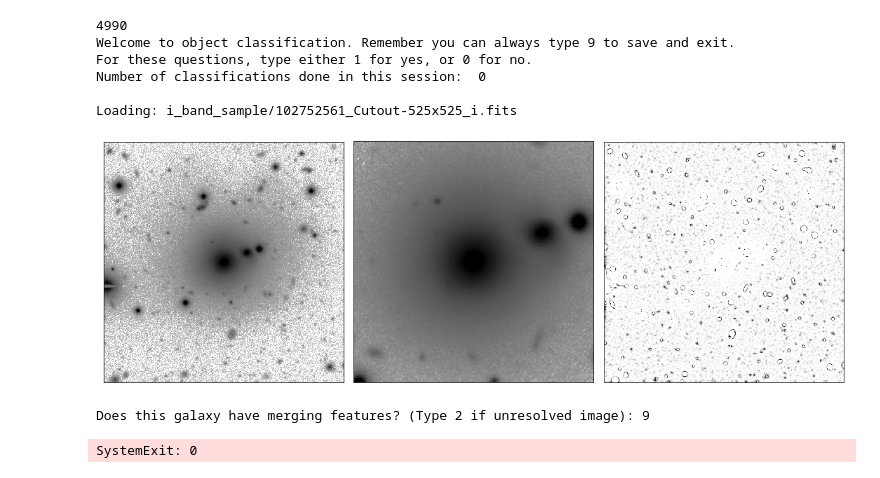
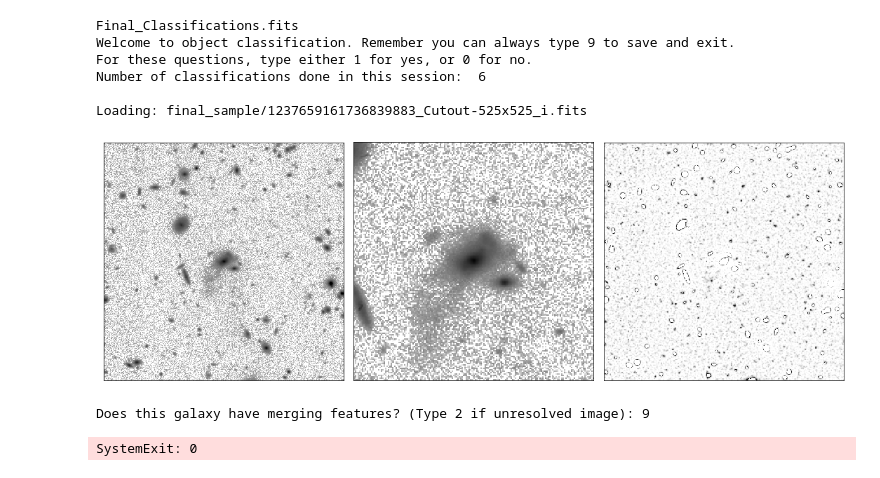
Before and after one commit to HSouch/low-sb-features, a Jupyter notebook: Classification.ipynb, the cells around one changed output. Cells and saved outputs as stored; diff of their text form; code cells hidden in the pictures.

```diff
--- a/Classification.ipynb
+++ b/Classification.ipynb
@@ -58,11 +58,10 @@ def question(prompt=""):
         sys.exit(0)
 
 
-def workflow(img_directory = "i_band_sample/", filtered_image_directory = "i_band_filtered/"):
+def workflow(img_directory = "i_band_sample/", filtered_image_directory = "i_band_filtered/",
+            class_filename="Classifications.fits"):
     """ Full enclosed workflow for galaxy classification. """
 
-
-    class_filename = "Classifications.fits"
     if class_filename in os.listdir():
         print("Classification file found in local directory.")
         t = Table.read(class_filename, format="fits")
@@ -100,6 +99,7 @@ def workflow(img_directory = "i_band_sample/", filtered_image_directory = "i_ban
             images_unclassified.append(n)
 
     images = images_unclassified
+    shuffle(images)
     print(len(images))
 
     current_selection, number_completed = 0, 0
@@ -194,6 +194,7 @@ def workflow(img_directory = "i_band_sample/", filtered_image_directory = "i_ban
 
         clear_output()
 
+        print(class_filename)
         t.write(class_filename, overwrite=True)
 
         number_completed += 1
@@ -205,22 +206,23 @@ def workflow(img_directory = "i_band_sample/", filtered_image_directory = "i_ban
 # %%
 # Run the workflow. Make sure all cells are run before running this one to ensure no crashing!
 """
 ### EXAMPLE
 Please enter your name: Harrison
 Please enter the band you want t
 o work with: i
 Harrison     Active Band = i    Time = 2019-10-24 16:02:32.056374
 Classification table found.
 """
 
-workflow(img_directory="i_band_remaining/", filtered_image_directory="remaining_filtered/")
+workflow(img_directory="final_sample/", filtered_image_directory="final_sample_filtered/",
+        class_filename= "Final_Classifications.fits")
 # %% [output]
-4990
+Final_Classifications.fits
 Welcome to object classification. Remember you can always type 9 to save and exit.
 For these questions, type either 1 for yes, or 0 for no.
-Number of classifications done in this session:  0
+Number of classifications done in this session:  6
 
-Loading: i_band_sample/102752561_Cutout-525x525_i.fits
+Loading: final_sample/1237659161736839883_Cutout-525x525_i.fits
-[figure, old version]
+[figure, new version]
 Does this galaxy have merging features? (Type 2 if unresolved image): 9
 SystemExit: 0
```
Also changed, not shown: parts of 1 cell of this notebook.
